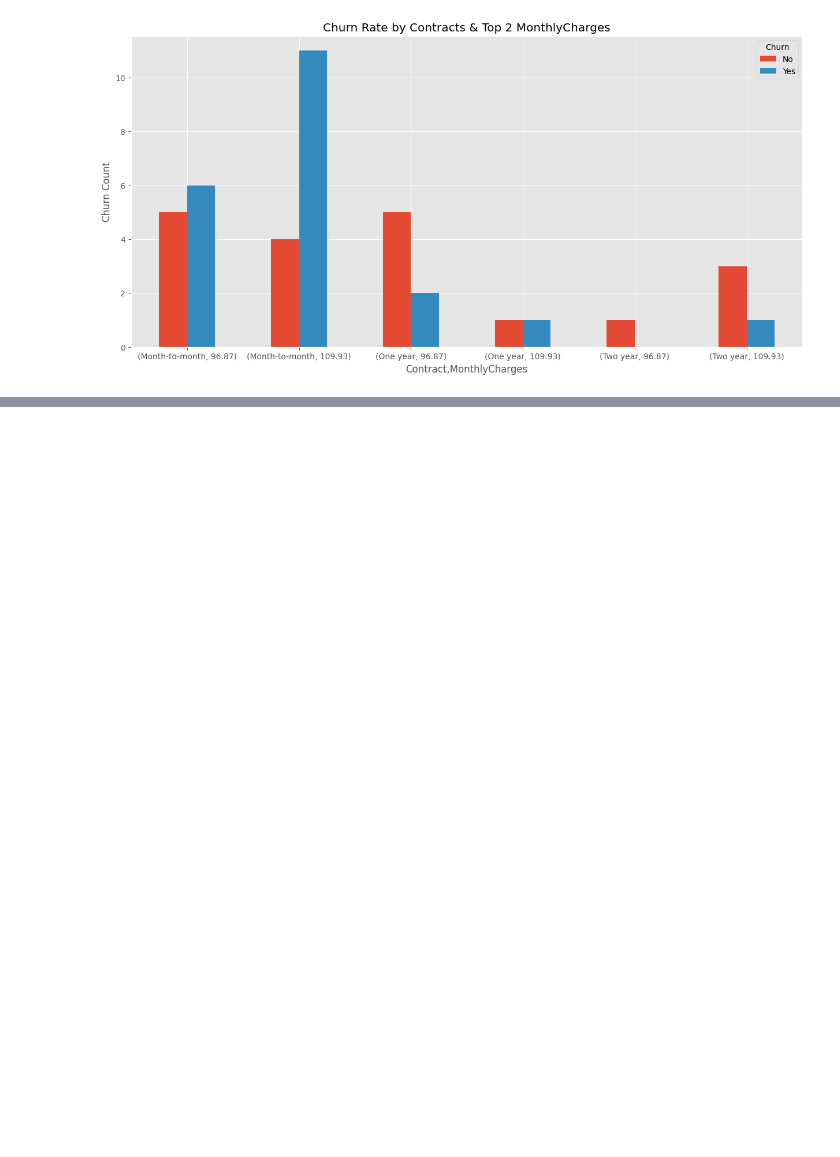
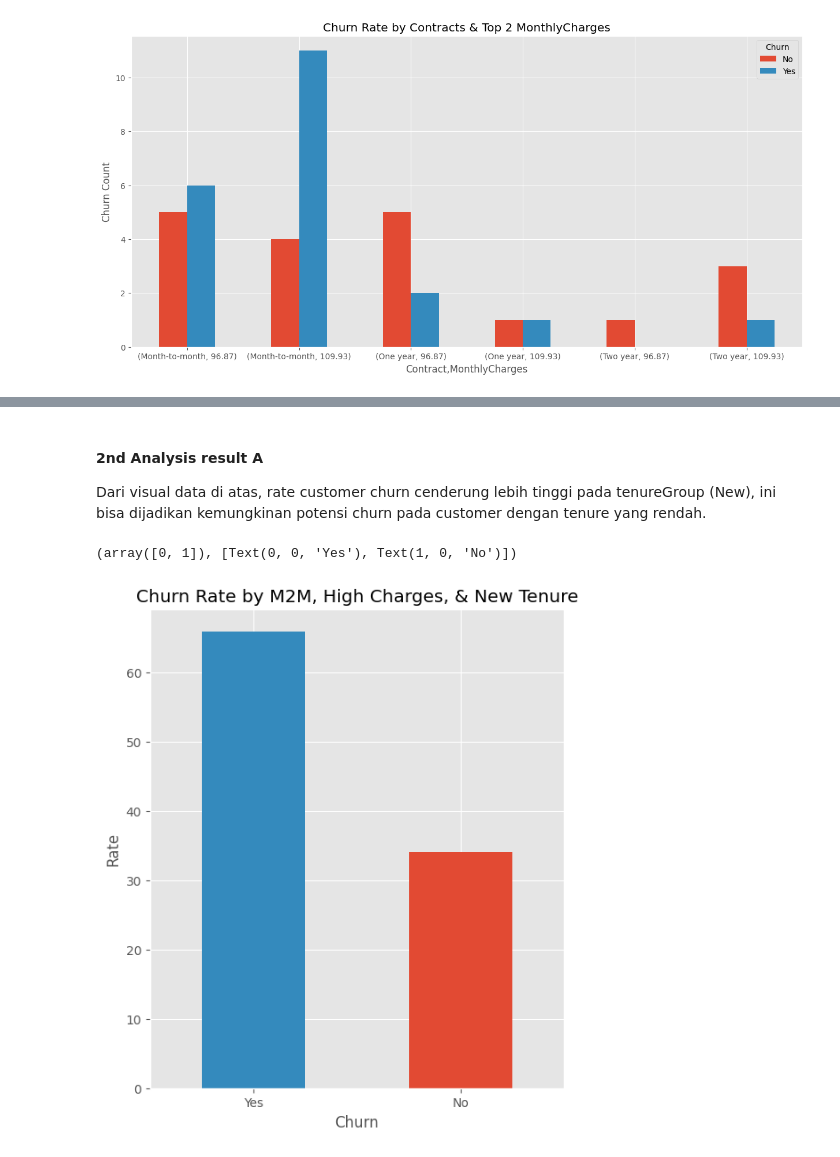
Before and after one commit to DiandraRifqiM/Telco-Churn-Risk-Analytics, a Jupyter notebook: notebooks/eda.ipynb, the cells around one changed output, grey strips where cells are left out. Drawn from its saved outputs; the diff is of its cells as text; code cells hidden in the pictures; blank space fills up the shorter version.

```diff
--- a/notebooks/eda.ipynb
+++ b/notebooks/eda.ipynb
@@ -176,0 +209,16 @@ Dari visual diatas saya membuat group untuk membagi tipe monthlyCharges yaitu ad
+# %% [markdown]
+#### 2nd Analysis result A
+
+Dari visual data di atas, rate customer churn cenderung lebih tinggi pada tenureGroup (New), ini bisa dijadikan kemungkinan potensi churn pada customer dengan tenure yang rendah.
+# %%
+m2mNewHigh = m2m[(m2m["MonthlyChargesGroup"]=="high")&(m2m["MonthlyChargesGroup"] == "high")]
+churnRate = np.round(m2mNewHigh["Churn"].value_counts(normalize="index")*100,2)
+
+churnRate.plot(kind="bar", color=["#348ABD","#E24A33"],
+               title="Churn Rate by M2M, High Charges, & New Tenure",
+               figsize=(6,7),
+               ylabel="Rate")
+plt.xticks(rotation=0)
+# %% [output]
+(array([0, 1]), [Text(0, 0, 'Yes'), Text(1, 0, 'No')])
+[figure, added]
```
Also changed, not shown: parts of 9 cells of this notebook.
